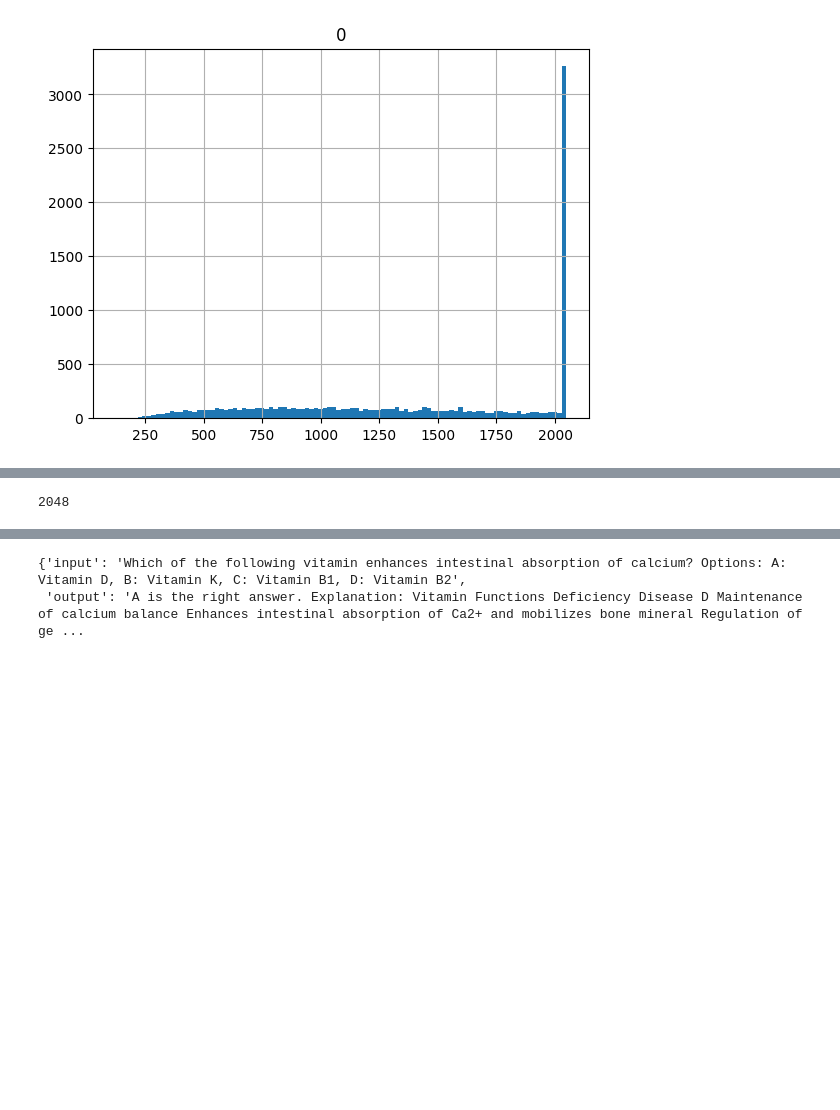
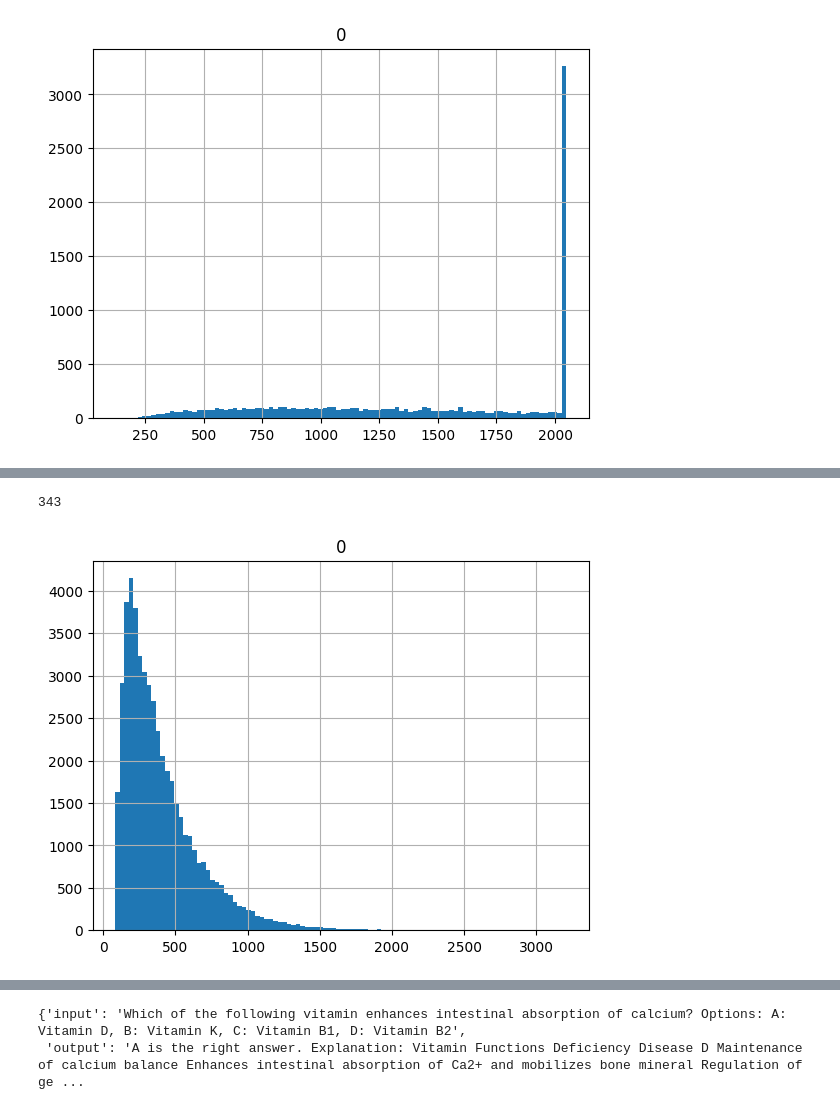
Before and after one commit to MaxLEAF3824/kg_llm, a Jupyter notebook: vis.ipynb, the cells around one changed output, grey strips where cells are left out. Drawn from its saved outputs; the diff is of its cells as text; code cells hidden in the pictures; blank space fills up the shorter version.

Commit message:
new dataset2

```diff
--- a/vis.ipynb
+++ b/vis.ipynb
@@ -190,8 +194,16 @@ array([[<Axes: title={'center': '0'}>]], dtype=object)
 import numpy as np
 import torch
 import pandas as pd
+from transformers import AutoTokenizer
+import pickle
+import pandas as pd
+pkl_name = 'data/EntityDataset_medmcqa/ep_0.pkl'
+input_ids_list, attention_mask_list, labels_list, hard_position_type_ids_list, prompts_list = pickle.load(open(pkl_name, 'rb'))
+input_len = pd.DataFrame([len(x) for x in input_ids_list])
+input_len.hist(bins=100)
 
-
+tok = AutoTokenizer.from_pretrained('/home/cs/yangyuchen/yushengliao/Medical_LLM/FastChat/checkpoints/medical_llama_13b_chatv1.3/checkpoint-4974/')
+tok.add_tokens(['[DASH]'])
 i = 1
 input_ids=input_ids_list[i]
 attention_mask=attention_mask_list[i]
@@ -200,36 +212,37 @@ hard_position_type_ids=hard_position_type_ids_list[i]
 prompt=prompts_list[i]
 print(input_ids.shape[-1])
 
 tokens = tok.batch_decode(input_ids)
 tokens = [t.replace('\n', '\\n') for t in tokens]
 tokens = [f"{t}-{int(hard_position_type_ids[i])}-{int(int(labels[i])!=-100)}" for i,t in enumerate(tokens)]
 attention_mask = attention_mask.numpy().tolist()
 attention_mask = [[int(i) for i in row] for row in attention_mask]
 
 matrix = attention_mask
 row_index = tokens
 col_index = tokens
 
 max_row_length = max(len(row) for row in row_index)
 max_col_length = max(len(col) for col in col_index)
 
 # 打开文件
 with open(f'{pkl_name}_{i}.txt', 'w') as f:
     f.write(prompt+ '\n\n')
     f.write('attention_mask:\n0:non-entity tokens，1:entity tokens, 2:triplet tokens, 3:triplet target tokens\n\n')
     # 写入列索引
     f.write(" " * max_row_length + "  " + "  ".join(col.ljust(max_col_length) for col in col_index) + '\n')
     # 写入行索引和每行的值
-    for i, row in enumerate(matrix):
-        f.write(row_index[i].ljust(max_row_length) + "  " + "  ".join(str(val).ljust(max_col_length) for val in row) + '\n')
+    for j, row in enumerate(matrix):
+        f.write(row_index[j].ljust(max_row_length) + "  " + "  ".join(str(val).ljust(max_col_length) for val in row) + '\n')
 
 # 创建DataFrame对象
 df = pd.DataFrame(matrix, index=row_index, columns=col_index)
 
 # 将DataFrame写入CSV文件
 df.to_csv(f'{pkl_name}_{i}.csv')
 # %% [output]
-2048
+343
+[figure, added]
 # %%
 import pandas as pd
 
```
Also changed, not shown: parts of 4 cells of this notebook, 1 other file.
